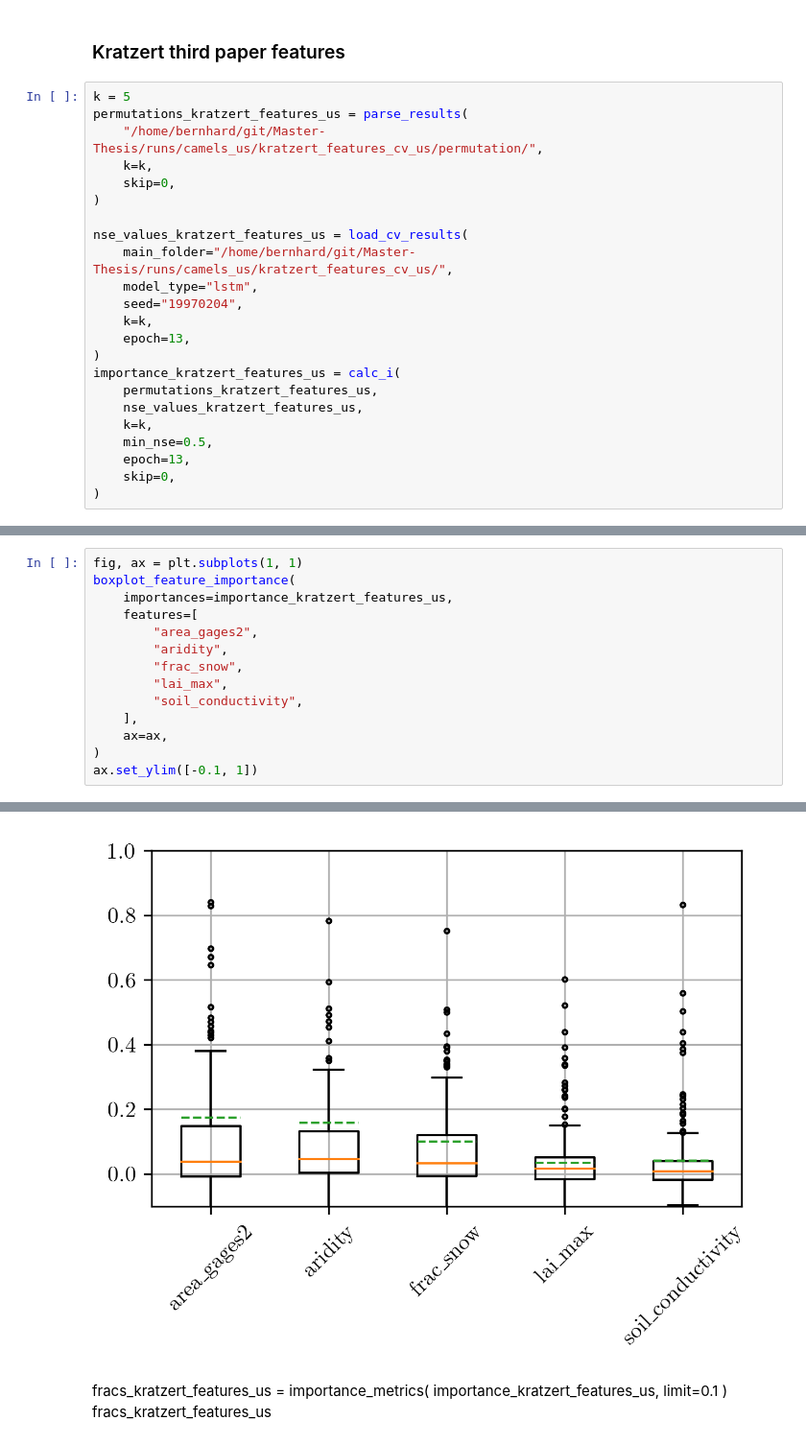
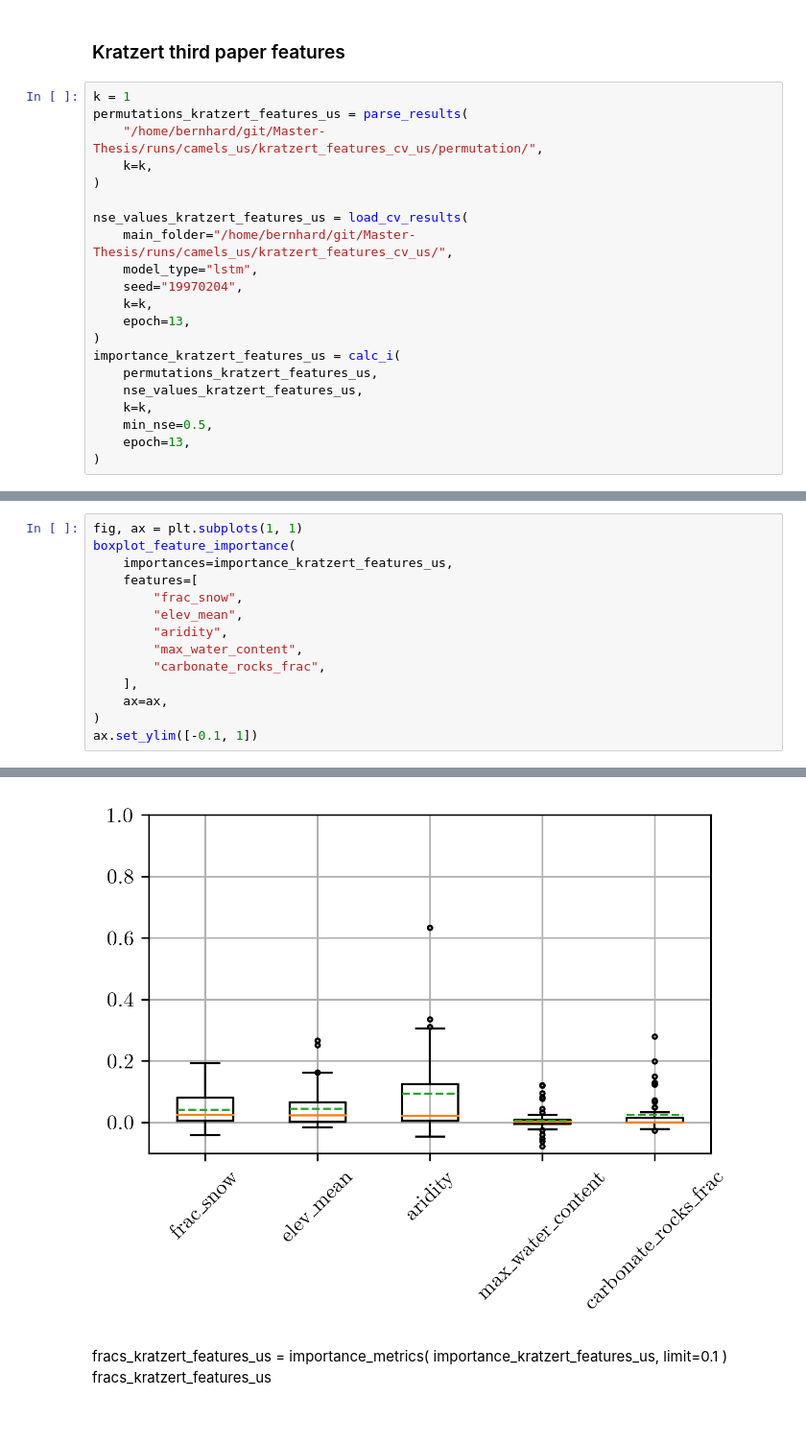
Before and after one commit to bernharl/Master-Thesis, a Jupyter notebook: notebooks/permutation_test.ipynb, the cells around one changed output, grey strips where cells are left out. Shown at 96% size. Saved outputs shown, nothing was run; the diff lists cells and outputs as text.

```diff
--- a/notebooks/permutation_test.ipynb
+++ b/notebooks/permutation_test.ipynb
@@ -521,11 +510,10 @@ plt.show()
 # %% [markdown]
 ### Kratzert third paper features
 # %%
-k = 5
+k = 1
 permutations_kratzert_features_us = parse_results(
     "/home/bernhard/git/Master-Thesis/runs/camels_us/kratzert_features_cv_us/permutation/",
     k=k,
-    skip=0,
 )
 
 nse_values_kratzert_features_us = load_cv_results(
@@ -541,5 +529,4 @@ importance_kratzert_features_us = calc_i(
     k=k,
     min_nse=0.5,
     epoch=13,
-    skip=0,
 )
@@ -571,20 +557,20 @@ fracs_kratzert_features_us
 # %%
 fig, ax = plt.subplots(1, 1)
 boxplot_feature_importance(
     importances=importance_kratzert_features_us,
     features=[
-        "area_gages2",
+        "frac_snow",
+        "elev_mean",
         "aridity",
-        "frac_snow",
-        "lai_max",
-        "soil_conductivity",
+        "max_water_content",
+        "carbonate_rocks_frac",
     ],
     ax=ax,
 )
 ax.set_ylim([-0.1, 1])
 # %% [output]
 (-0.1, 1.0)
-[figure, old version]
+[figure, new version]
 # %% [markdown]
 fracs_kratzert_features_us = importance_metrics(
     importance_kratzert_features_us, limit=0.1
```
Also changed, not shown: parts of 4 cells of this notebook.
